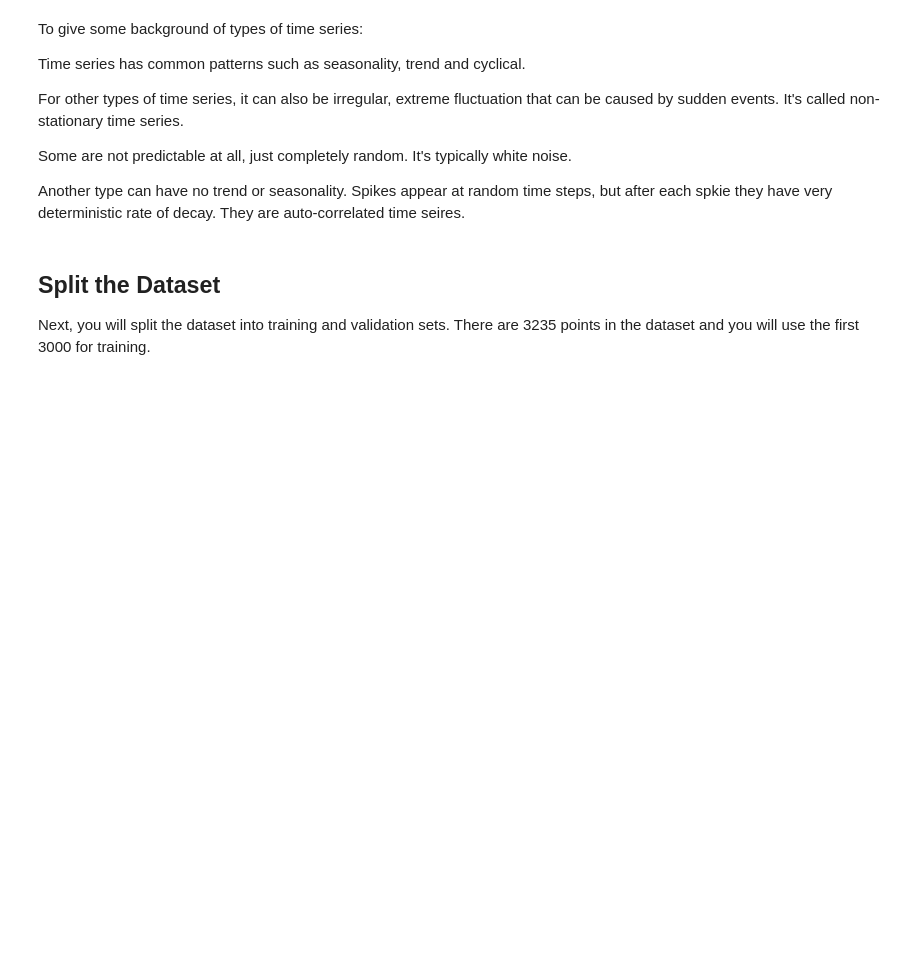
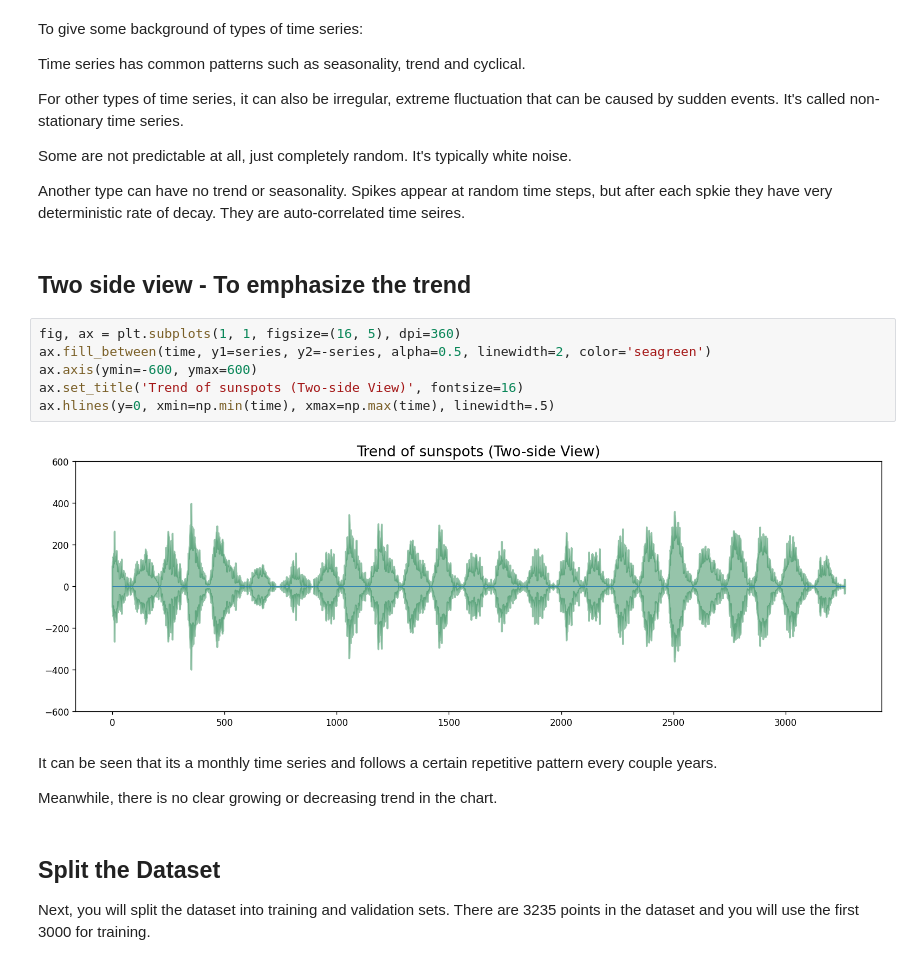
Before and after one commit to onlyEugeneLi/sunspot-dnn, a Jupyter notebook: dnn.ipynb, the cells around one changed output. Drawn from its saved outputs; the diff is of its cells as text; blank space fills up the shorter version.

```diff
--- a/dnn.ipynb
+++ b/dnn.ipynb
@@ -160,6 +165,20 @@ For other types of time series, it can also be irregular, extreme fluctuation th
 Some are not predictable at all, just completely random. It's typically white noise.
 
 Another type can have no trend or seasonality. Spikes appear at random time steps, but after each spkie they have very deterministic rate of decay. They are auto-correlated time seires.
+# %% [markdown]
+## Two side view - To emphasize the trend
+# %%
+fig, ax = plt.subplots(1, 1, figsize=(16, 5), dpi=360)
+ax.fill_between(time, y1=series, y2=-series, alpha=0.5, linewidth=2, color='seagreen')
+ax.axis(ymin=-600, ymax=600)
+ax.set_title('Trend of sunspots (Two-side View)', fontsize=16)
+ax.hlines(y=0, xmin=np.min(time), xmax=np.max(time), linewidth=.5)
+# %% [output]
+[figure, added]
+# %% [markdown]
+It can be seen that its a monthly time series and follows a certain repetitive pattern every couple years.
+
+Meanwhile, there is no clear growing or decreasing trend in the chart.
 # %% [markdown]
 ## Split the Dataset
 
```
Also changed, not shown: parts of 6 cells of this notebook.
